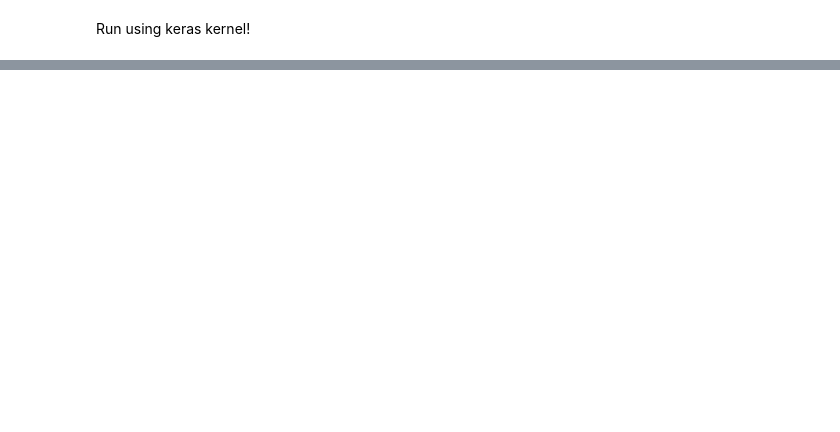
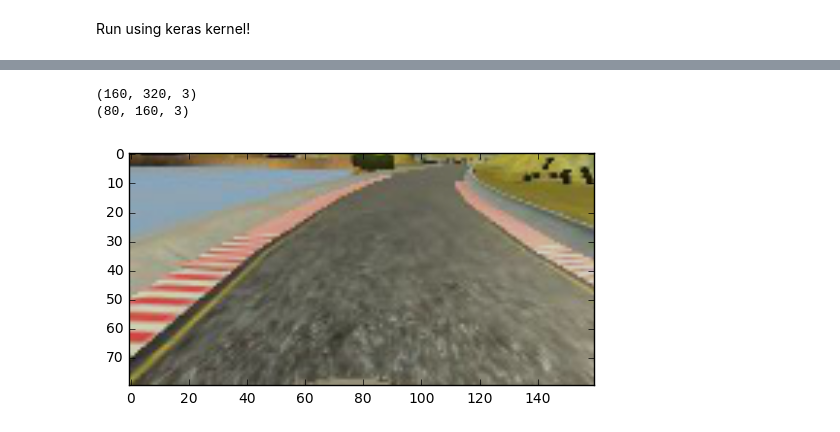
Before and after one commit to mattwg/carnd-cloning-experiments, a Jupyter notebook: Explore Basics.ipynb, the cells around one changed output, grey strips where cells are left out. Saved outputs shown, nothing was run; the diff lists cells and outputs as text; code cells hidden in the pictures; blank space fills up the shorter version.

```diff
--- a/Explore Basics.ipynb
+++ b/Explore Basics.ipynb
@@ -132,0 +234,18 @@ Epoch 10/10
+# %%
+#def process_image(img):
+
+print(x[0].shape)
+img = x[0][60:140,:,:]
+img = cv2.resize(img,(160, 80))
+plt.imshow(img)
+
+img = cv2.cvtColor(img, cv2.COLOR_RGB2HSV)
+img[:,:,2] = img[:,:,2] * ( 0.5 + np.random.uniform() )
+img = cv2.cvtColor(img, cv2.COLOR_HSV2RGB)
+plt.imshow(img)
+
+print(img.shape)
+# %% [output]
+(160, 320, 3)
+(80, 160, 3)
+[figure, added]
```
Also changed, not shown: parts of 13 cells of this notebook, 1 other file.
